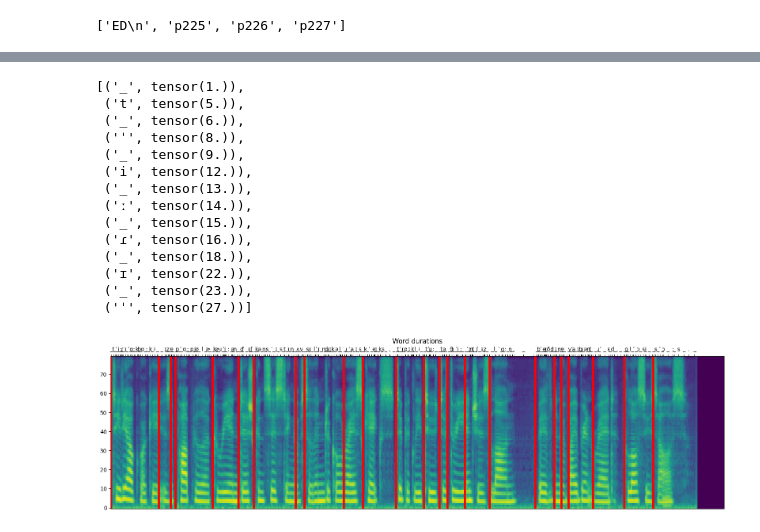
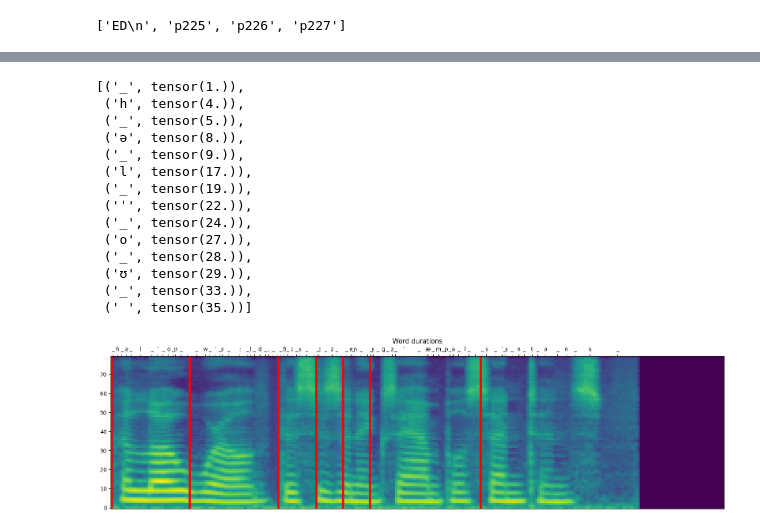
Before and after one commit to pugtech-co/tts-video, a Jupyter notebook: times.ipynb, the cells around one changed output, grey strips where cells are left out. Cells and saved outputs as stored; diff of their text form; code cells hidden in the pictures.

```diff
--- a/times.ipynb
+++ b/times.ipynb
@@ -11,7 +11,8 @@ speakers_file_path = "/Users/tindelllockett/Library/Application Support/tts/tts_
 # %%
 # Define text, model name, speaker index, and output path
 text = "hello world; this is an example sentence"
-text = "Tteokbokki is a popular Korean dish consisting of cylindrical rice cakes, typically 2 to 3 inches long, bathed in a vibrant red, glossy sauce."
+# text = "Tteokbokki is a popular Korean dish consisting of cylindrical rice cakes, typically 2 to 3 inches long, bathed in a vibrant red, glossy sauce."
+# text = "Khachapuri: A boat-shaped, golden-brown bread encases a filling of molten white cheese; In the center, a bright yellow, partially cooked egg yolk is nestled, with a small dollop of glistening butter atop it; The pointed ends of the bread are slightly crispy, and the dish is served hot, emitting a gentle steam."
 speaker_idx = "p225"
 out_path = "out.wav"
 # %%
@@ -138,40 +81,35 @@ paired_tokens_timestamps = list(zip(pre_tokenized_text, phoneme_timestamps))
 paired_tokens_timestamps[:14]
 # %% [output]
 [('_', tensor(1.)),
- ('t', tensor(5.)),
- ('_', tensor(6.)),
- ('ˈ', tensor(8.)),
+ ('h', tensor(4.)),
+ ('_', tensor(5.)),
+ ('ə', tensor(8.)),
  ('_', tensor(9.)),
- ('i', tensor(12.)),
- ('_', tensor(13.)),
- ('ː', tensor(14.)),
- ('_', tensor(15.)),
- ('ɾ', tensor(16.)),
- ('_', tensor(18.)),
- ('ɪ', tensor(22.)),
- ('_', tensor(23.)),
- ('ˈ', tensor(27.))]
+ ('l', tensor(17.)),
+ ('_', tensor(19.)),
+ ('ˈ', tensor(22.)),
+ ('_', tensor(24.)),
+ ('o', tensor(27.)),
+ ('_', tensor(28.)),
+ ('ʊ', tensor(29.)),
+ ('_', tensor(33.)),
+ (' ', tensor(35.))]
 # %%
-# plot the spectrogram
-spec = synthesizer.tts_model.ap.melspectrogram(np.array(output[0]))
-
 # plot the spectrogram with xticks
 spec = synthesizer.tts_model.ap.melspectrogram(np.array(output[0]))
 plt.figure(figsize=(20,5))
 plt.imshow(spec, origin="lower", aspect='auto', interpolation='none')
-# create labels at the xticks
-# plt.xticks(np.cumsum(output[1]["outputs"]["durations"].cpu().numpy()), pre_tokenized_text, rotation=0)
 # shift the xticks to the middle of the bins
 plt.xticks(np.cumsum(output[1]["outputs"]["durations"].cpu().numpy()[0][0]) - output[1]["outputs"]["durations"].cpu().numpy()[0][0] / 2, pre_tokenized_text, rotation=0)
 # draw a vertical line for each token
 for x in word_timestamps:
     plt.axvline(x, color="red", linewidth=4)
 
 plt.gca().xaxis.tick_top()
 plt.title("Word durations")
 plt.show()
 # %% [output]
-[figure, old version]
+[figure, new version]
 # %%
 beep = np.sin(2 * np.pi * 1000 * np.arange(0, 0.1, 1/22050))
 len(beep)
```
Also changed, not shown: parts of 9 cells of this notebook, 5 other files.
